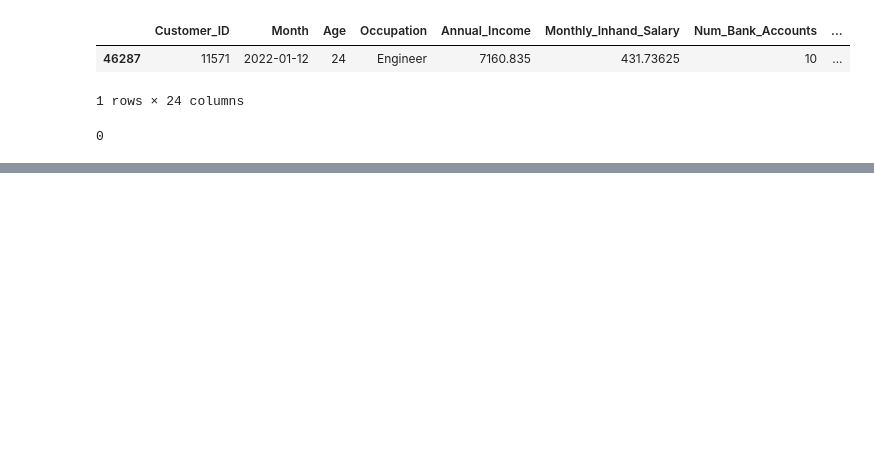
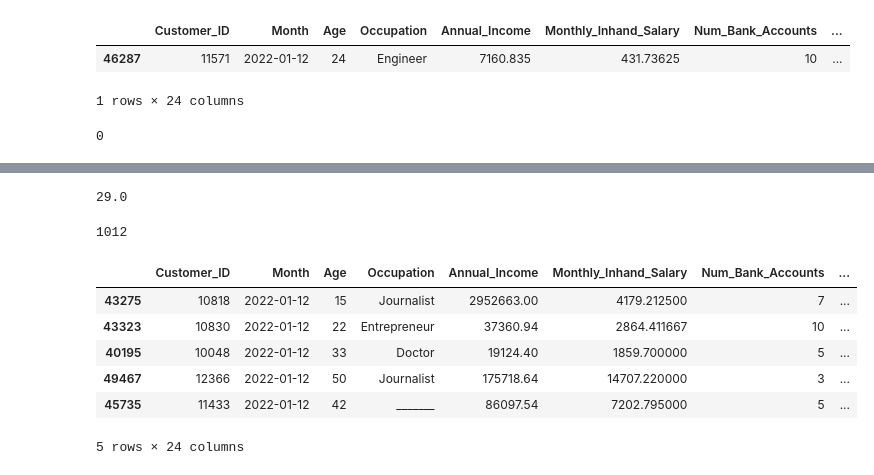
Before and after one commit to julianacamara98/intro_python_2023_ProjetoFinal, a Jupyter notebook: EDA.ipynb, the cells around one changed output, grey strips where cells are left out. Drawn from its saved outputs; the diff is of its cells as text; code cells hidden in the pictures; blank space fills up the shorter version.

```diff
--- a/EDA.ipynb
+++ b/EDA.ipynb
@@ -585,0 +444,3 @@ existem valores com underscore, tirar
+# %%
+dados['Num_Credit_Card'] = np.trunc(dados['Num_Credit_Card'])
+dados['Num_Credit_Card'] = dados['Num_Credit_Card'].astype(int)
@@ -585,0 +464,23 @@ existem valores com underscore, tirar
+# %%
+dados['Interest_Rate'].quantile(0.9)
+# %% [output]
+29.0
+# %%
+dados['Interest_Rate'] = dados['Interest_Rate'].astype(int)
+
+dados['Interest_Rate'] = np.where((dados['Interest_Rate'] < 0) | (dados['Interest_Rate'] > 30),
+                            np.nan, dados['Interest_Rate'])
+
+dados['Interest_Rate'].isnull().sum()
+# %% [output]
+1012
+# %%
+dados.loc[dados['Interest_Rate'].isnull()].head() #consultaremos posteriormente o Customer_ID 10818 para checar as alterações
+# %% [output]
+|  | Customer_ID | Month | Age | Occupation | Annual_Income | Monthly_Inhand_Salary | Num_Bank_Accounts | ... |
+| 43275 | 10818 | 2022-01-12 | 15 | Journalist | 2952663.00 | 4179.212500 | 7 | ... |
+| 43323 | 10830 | 2022-01-12 | 22 | Entrepreneur | 37360.94 | 2864.411667 | 10 | ... |
+| 40195 | 10048 | 2022-01-12 | 33 | Doctor | 19124.40 | 1859.700000 | 5 | ... |
+| 49467 | 12366 | 2022-01-12 | 50 | Journalist | 175718.64 | 14707.220000 | 3 | ... |
+| 45735 | 11433 | 2022-01-12 | 42 | _______ | 86097.54 | 7202.795000 | 5 | ... |
+5 rows × 24 columns
```
Also changed, not shown: parts of 53 cells of this notebook.
